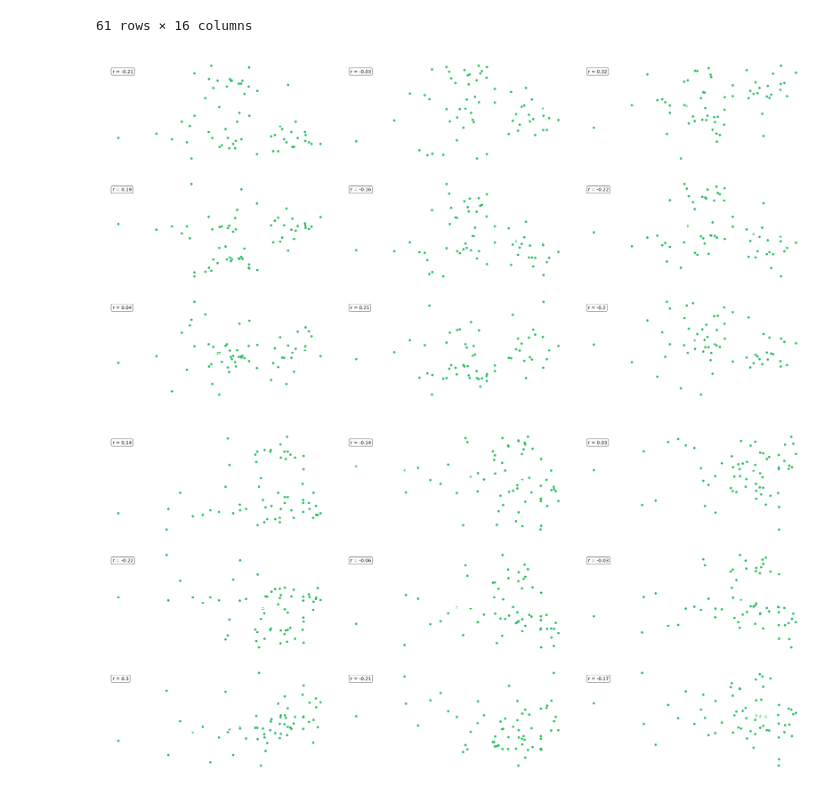
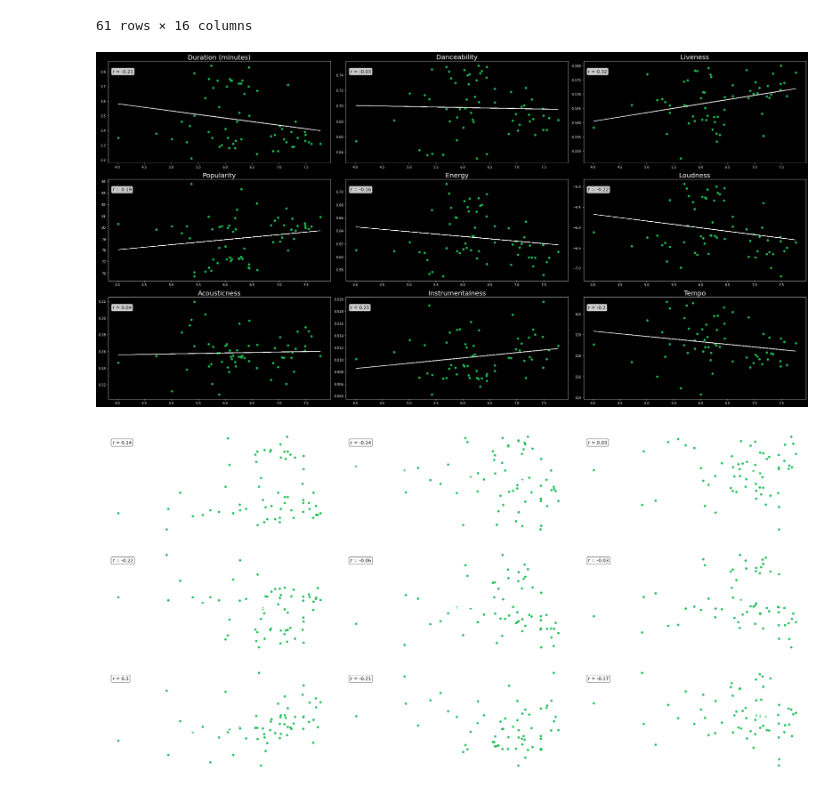
Before and after one commit to JoeKell/SpotifySongAnalysisProject, a Jupyter notebook: CountryHappinessAnalysis.ipynb, the cells around one changed output. Drawn from its saved outputs; the diff is of its cells as text; code cells hidden in the pictures.

Commit message:
committing plot changes

```diff
--- a/CountryHappinessAnalysis.ipynb
+++ b/CountryHappinessAnalysis.ipynb
@@ -79,35 +79,36 @@ for m in spotify_metrics:
     axs[y][x].plot(x_values,regress_values, color='white')
     # axs[y][x].set_ylabel(spotify_metrics[m])
     axs[y][x].set_title(spotify_metrics[m], fontdict={'fontsize':20})
 
     # textstr = f'LinEq: y = {round(slope, 2)}x + {round(intercept, 2)}\nrValue: {rvalue}'
     textstr = f'r = {round(rvalue, 2)}'
     props = dict(boxstyle='round', facecolor='white', alpha=0.8)
     axs[y][x].text(0.02, 0.92, textstr, transform=axs[y][x].transAxes, fontsize=14,
         verticalalignment='top', bbox=props)
 
     axs[y][x].spines['bottom'].set_color('white')
     axs[y][x].spines['top'].set_color('white')
     axs[y][x].spines['right'].set_color('white')
     axs[y][x].spines['left'].set_color('white')
     axs[y][x].tick_params(axis='x', colors='white')
     axs[y][x].tick_params(axis='y', colors='white')
     axs[y][x].yaxis.label.set_color('white')
     axs[y][x].xaxis.label.set_color('white')
     axs[y][x].title.set_color('white')
-    axs[y][x].patch.set_alpha(0)
+    axs[y][x].patch.set_color('#000')
 
     if y == 2:
         y = -1
         x += 1
 
     y += 1
 
+fig.set_facecolor('#000')
 fig.set_size_inches(30, 15)
 plt.tight_layout()
 plt.show()
 # %% [output]
-[figure, old version]
+[figure, new version]
 # %%
 fig, axs = plt.subplots(3, 3)
 
```
Also changed, not shown: parts of 1 cell of this notebook, 1 other file.
